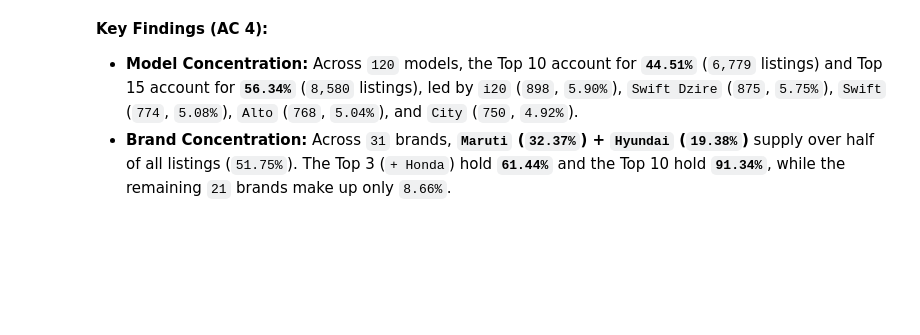
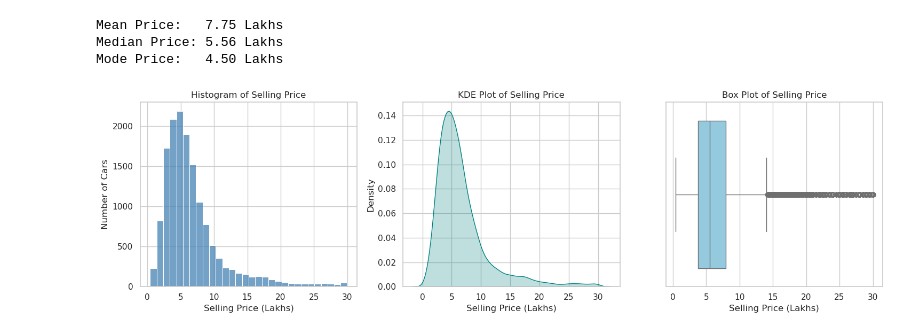
Before and after one commit to Data-six6/car_price_prediction, a Jupyter notebook: Car_Sale_Analysis/EDA/02_exploratory_data_analysis.ipynb, the cells around one changed output. Drawn from its saved outputs; the diff is of its cells as text; code cells hidden in the pictures; blank space fills up the shorter version.

Commit message:
CDS-75: simplify EDA notebook and plots

```diff
--- a/Car_Sale_Analysis/EDA/02_exploratory_data_analysis.ipynb
+++ b/Car_Sale_Analysis/EDA/02_exploratory_data_analysis.ipynb
@@ -130,0 +11,20 @@ Unique models: 120 | Unique standardized brands: 31
+# %%
+import os
+import pandas as pd
+import matplotlib.pyplot as plt
+import seaborn as sns
+
+sns.set_theme(style="whitegrid")
+os.makedirs("figures", exist_ok=True)
+
+# Load cleaned dataset and map brand from cardekho_cleaned.csv
+df = pd.read_csv("../data/final_destination.csv")
+brand_map = pd.read_csv("../data/cardekho_cleaned.csv", usecols=["model", "brand"]).drop_duplicates("model")
+brand_map["brand"] = brand_map["brand"].replace({"ISUZU": "Isuzu"})
+df = df.merge(brand_map, on="model", how="left")
+
+# Convert price to Lakhs (1 Lakh = 100,000 INR) for easier reading on charts
+df["price_lakhs"] = df["selling_price"] / 100000
+
+print(f"Total rows: {len(df):,} | Columns: {df.shape[1]}")
+df[["selling_price", "price_lakhs", "vehicle_age", "km_driven", "mileage"]].describe().round(2)
@@ -545,4 +44,35 @@ Saved: /home/panha/car_price_prediction/Car_Sale_Analysis/EDA/figures/eda_04_mod
-# %% [markdown]
-**Key Findings (AC 4):**
-- **Model Concentration:** Across `120` models, the Top 10 account for **`44.51%`** (`6,779` listings) and Top 15 account for **`56.34%`** (`8,580` listings), led by `i20` (`898`, `5.90%`), `Swift Dzire` (`875`, `5.75%`), `Swift` (`774`, `5.08%`), `Alto` (`768`, `5.04%`), and `City` (`750`, `4.92%`).
-- **Brand Concentration:** Across `31` brands, **`Maruti` (`32.37%`) + `Hyundai` (`19.38%`)** supply over half of all listings (`51.75%`). The Top 3 (`+ Honda`) hold **`61.44%`** and the Top 10 hold **`91.34%`**, while the remaining `21` brands make up only `8.66%`.
+# %%
+# Filter to <= 30 Lakhs (97% of cars) so the plots are easy to read without extreme luxury outliers
+df_core = df[df["price_lakhs"] <= 30]
+
+print(f"Mean Price:   {df['price_lakhs'].mean():.2f} Lakhs")
+print(f"Median Price: {df['price_lakhs'].median():.2f} Lakhs")
+print(f"Mode Price:   {df['price_lakhs'].mode()[0]:.2f} Lakhs")
+
+fig, axes = plt.subplots(1, 3, figsize=(15, 4.5))
+
+# 1. Histogram
+sns.histplot(df_core["price_lakhs"], bins=30, color="steelblue", ax=axes[0])
+axes[0].set_title("Histogram of Selling Price")
+axes[0].set_xlabel("Selling Price (Lakhs)")
+axes[0].set_ylabel("Number of Cars")
+
+# 2. KDE Plot
+sns.kdeplot(df_core["price_lakhs"], fill=True, color="teal", ax=axes[1])
+axes[1].set_title("KDE Plot of Selling Price")
+axes[1].set_xlabel("Selling Price (Lakhs)")
+axes[1].set_ylabel("Density")
+
+# 3. Box Plot
+sns.boxplot(x=df_core["price_lakhs"], color="skyblue", ax=axes[2])
+axes[2].set_title("Box Plot of Selling Price")
+axes[2].set_xlabel("Selling Price (Lakhs)")
+
+plt.tight_layout()
+plt.savefig("figures/eda_01_selling_price_distribution.png", dpi=300)
+plt.show()
+# %% [output]
+Mean Price:   7.75 Lakhs
+Median Price: 5.56 Lakhs
+Mode Price:   4.50 Lakhs
+[figure, added]
```
Also changed, not shown: parts of 23 cells of this notebook, 4 other files.
